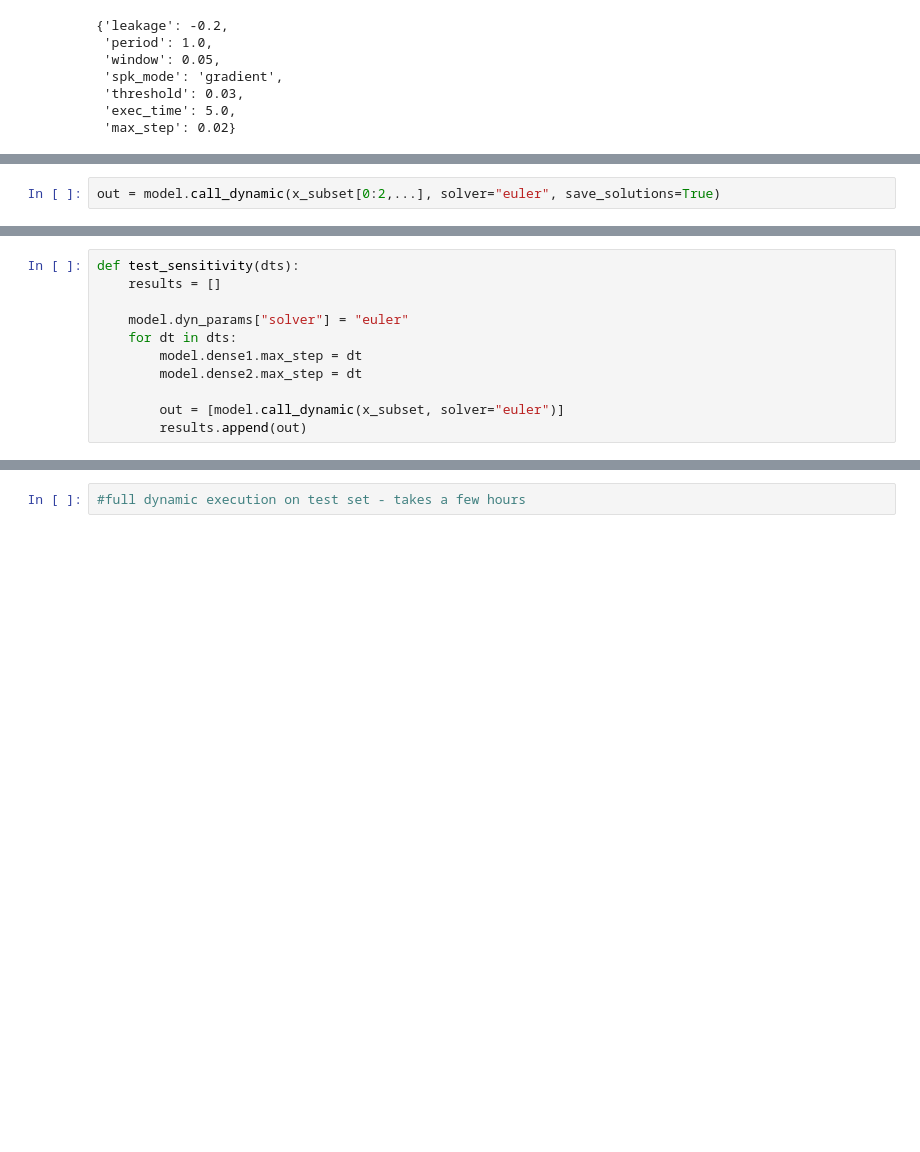
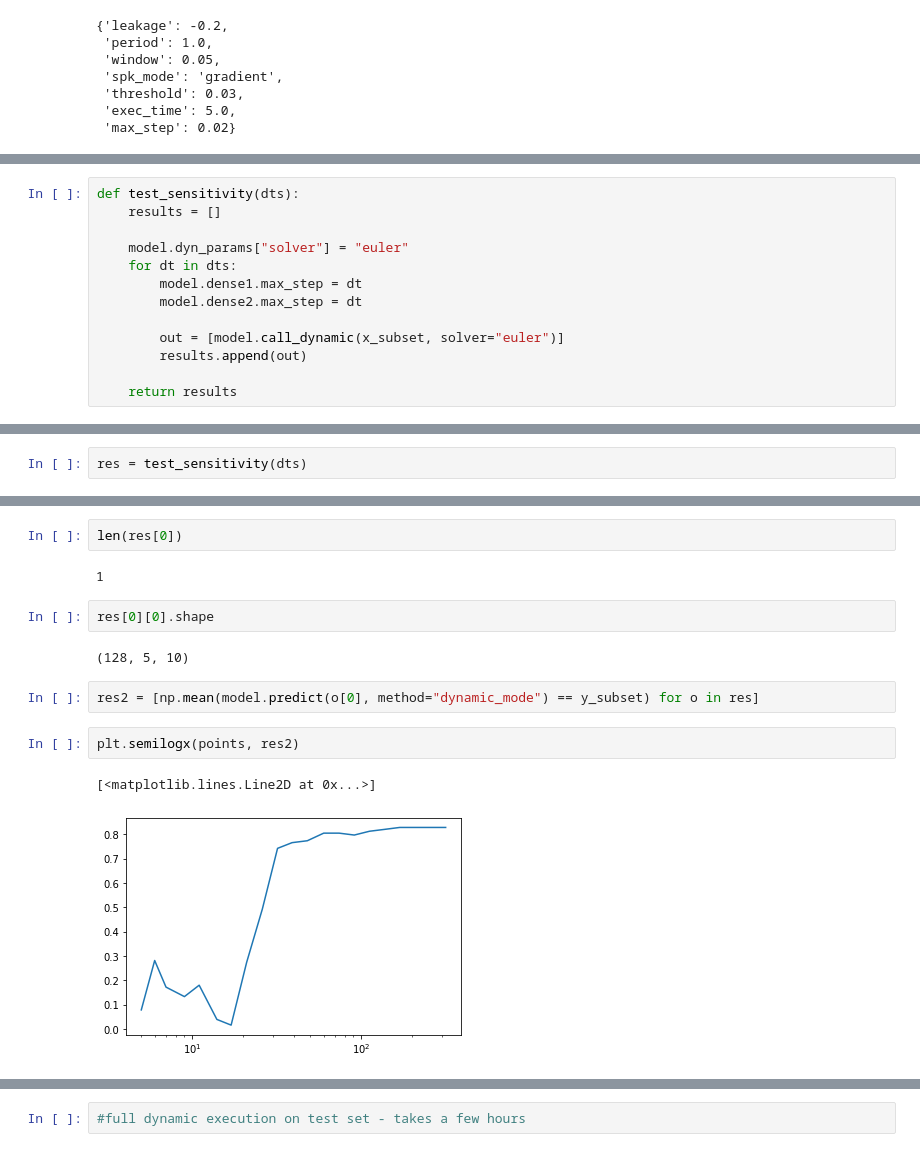
Before and after one commit to wilkieolin/phasor_networks, a Jupyter notebook: phasor model fashion.ipynb, the cells around one changed output, grey strips where cells are left out. Drawn from its saved outputs; the diff is of its cells as text; blank space fills up the shorter version.

```diff
--- a/phasor model fashion.ipynb
+++ b/phasor model fashion.ipynb
@@ -217,2 +215,0 @@ int(np.ceil(10.0 / dt) + 1)
-# %%
-out = model.call_dynamic(x_subset[0:2,...], solver="euler", save_solutions=True)
@@ -231,5 +224,7 @@ def test_sensitivity(dts):
 
         out = [model.call_dynamic(x_subset, solver="euler")]
         results.append(out)
+
+    return results
 # %%
 dts
@@ -237,0 +237,2 @@ test_sensitivity(dts)
+# %%
+res = test_sensitivity(dts)
@@ -237,0 +257,15 @@ test_sensitivity(dts)
+# %%
+len(res[0])
+# %% [output]
+1
+# %%
+res[0][0].shape
+# %% [output]
+(128, 5, 10)
+# %%
+res2 = [np.mean(model.predict(o[0], method="dynamic_mode") == y_subset) for o in res]
+# %%
+plt.semilogx(points, res2)
+# %% [output]
+[<matplotlib.lines.Line2D at 0x...>]
+[figure, added]
```
Also changed, not shown: parts of 25 cells of this notebook, 1 other file.
